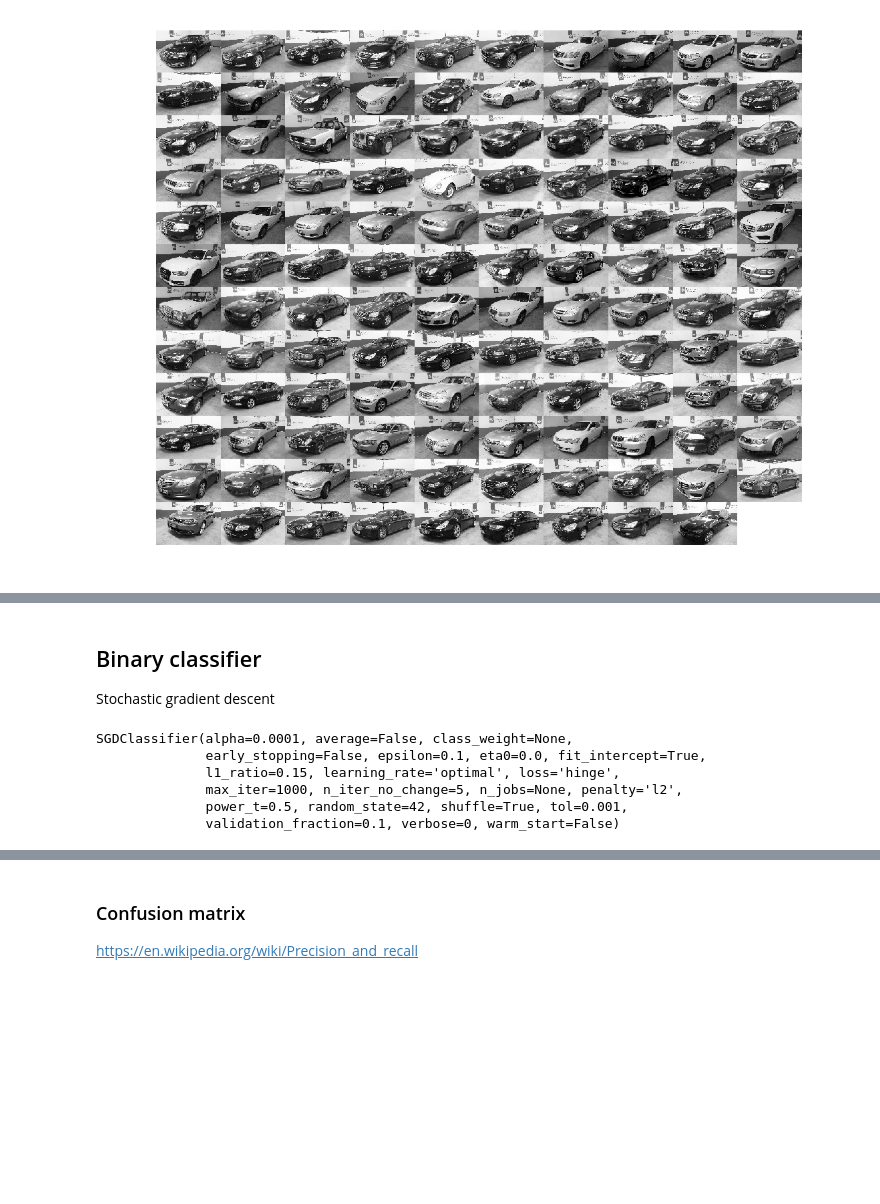
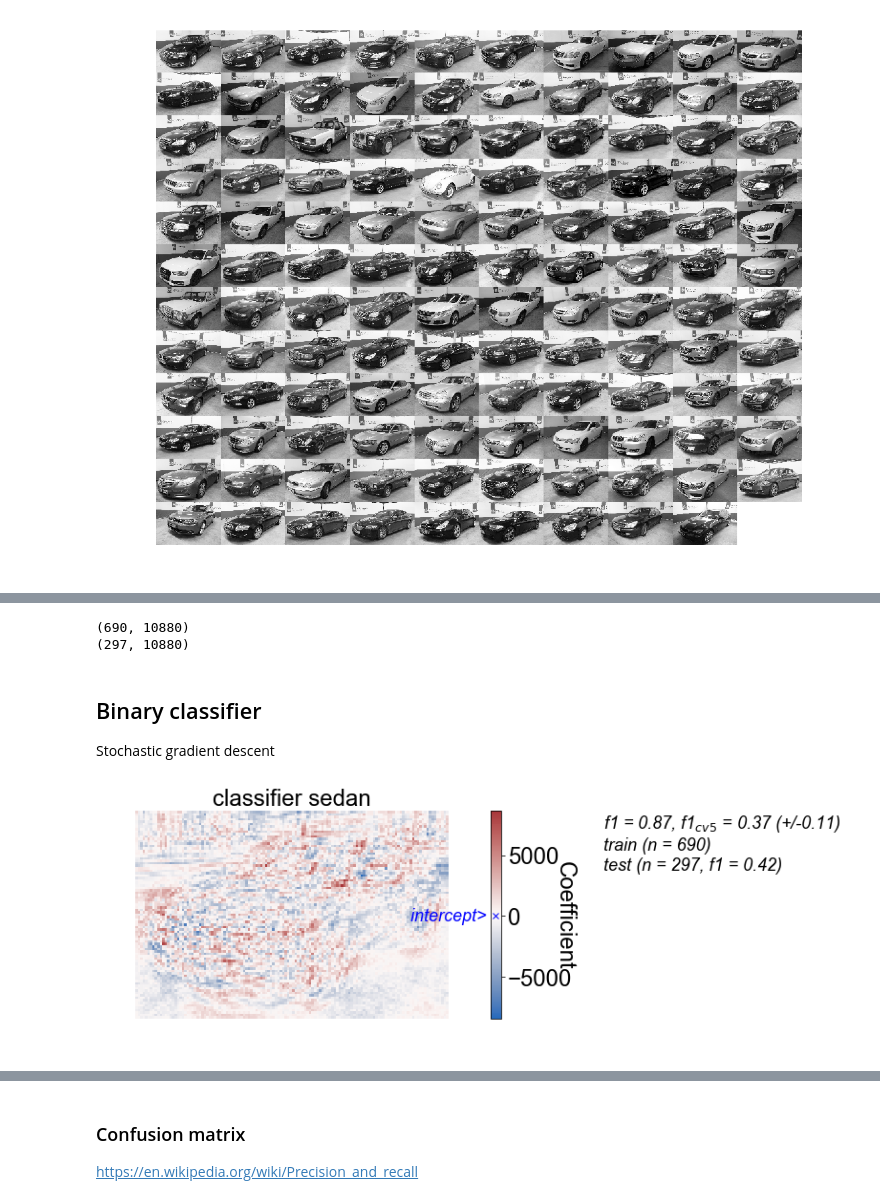
Before and after one commit to r5atom/Saturday-Datascience, a Jupyter notebook: code/classify-pictures.ipynb, the cells around one changed output, grey strips where cells are left out. Saved outputs shown, nothing was run; the diff lists cells and outputs as text; code cells hidden in the pictures; blank space fills up the shorter version.

```diff
--- a/code/classify-pictures.ipynb
+++ b/code/classify-pictures.ipynb
@@ -242,3 +251,24 @@ n_test = len(X_test)
+# %%
+# instantiate a dict in models at key with name of this model
+models[model_name] = dict()
+
+#test_size = 0.3
+#i_split = round(n_obs * (1-0.3)) # index where to split
+#shuffle_index = pd.np.random.RandomState(seed=42).permutation(n_obs)
+#assert shuffle_index[0] == 309 # sanity check
+# actual split
+#X_train, y_train = X[:i_split], y[:i_split]
+#X_test, y_test = X[i_split:], y[i_split:]
+
+# split train/test set
+X_train, X_test, y_train, y_test = train_test_split(X,y, test_size = 0.3, random_state=42)
+print(X_train.shape)
+print(X_test.shape)
+
+n_test = len(X_test)
+# %% [output]
+(690, 10880)
+(297, 10880)
 # %% [markdown]
 ## Binary classifier
 
@@ -253,13 +280,2 @@ y_train_binary, y_test_binary = (y_train == predict_class), (y_test == predict_c
 # plt.hist(y_train_binary_astype('int'), bins=[-0.5,0.5,1.5])
 # plt.hist(y_test_binary.astype('int'), bins=[-0.5,0.5,1.5])
-# %%
-# train
-clf = SGDClassifier(random_state=42)
-clf.fit(X_train, y_train_binary)
-# %% [output]
-SGDClassifier(alpha=0.0001, average=False, class_weight=None,
-              early_stopping=False, epsilon=0.1, eta0=0.0, fit_intercept=True,
-              l1_ratio=0.15, learning_rate='optimal', loss='hinge',
-              max_iter=1000, n_iter_no_change=5, n_jobs=None, penalty='l2',
-              power_t=0.5, random_state=42, shuffle=True, tol=0.001,
-              validation_fraction=0.1, verbose=0, warm_start=False)
@@ -268,0 +315,29 @@ y_train_pred = clf.predict(X_train)
+# %%
+# plot classifier
+plt.figure(figsize=[16,4])
+plt.imshow(pd.np.array(betas[1:]).reshape([85,128]), cmap='vlag')
+plt.axis('off')
+plt.title('classifier {}'.format(predict_class))
+cbar = plt.colorbar()
+cbar.set_label('Coefficient', rotation=270)
+cbar.ax.plot(0, models[model_name]['betas'][0], 'xb')
+cbar.ax.text(0, models[model_name]['betas'][0], '  intercept>  ', style='italic', color='b', va='center', ha='right')
+# stats
+xy=[plt.gca().get_xlim()[1], plt.gca().get_ylim()[1]]
+plt.text(xy[0]*1.5,xy[1], 'f1 = {:.2f}, f1$_{{cv{:g}}}$ = {:.2f} (+/-{:.2f})'.format(
+    models[model_name]['f1'],
+    models[model_name]['cv f1'].shape[0],
+    pd.np.mean(models[model_name]['cv f1']),
+    pd.np.std(models[model_name]['cv f1']),
+) + '\n' +
+         'train (n = {})'.format(y_train_binary.shape[0]) + '\n' +
+         'test (n = {}, f1 = {:.2f})'.format(
+             y_test.shape[0],
+             models[model_name]['test f1'],
+         ), style='italic', va='top', ha='left')
+
+
+# Save
+plt.savefig('../results/{}.png'.format(model_name.replace(' ','_')), bbox_inches='tight', transparent=True)
+# %% [output]
+[figure, added]
```
Also changed, not shown: parts of 24 cells of this notebook, 2 other files.
